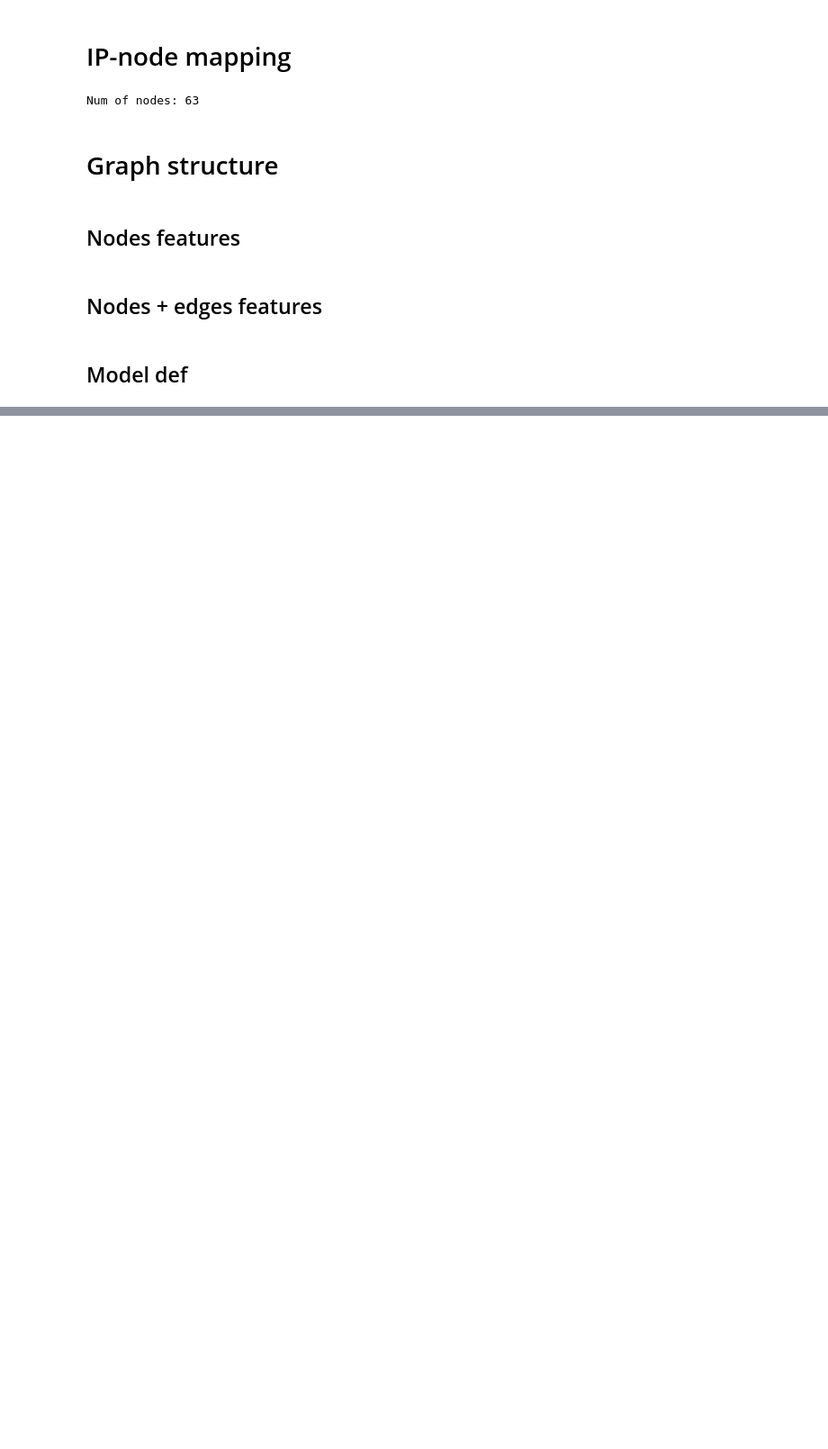
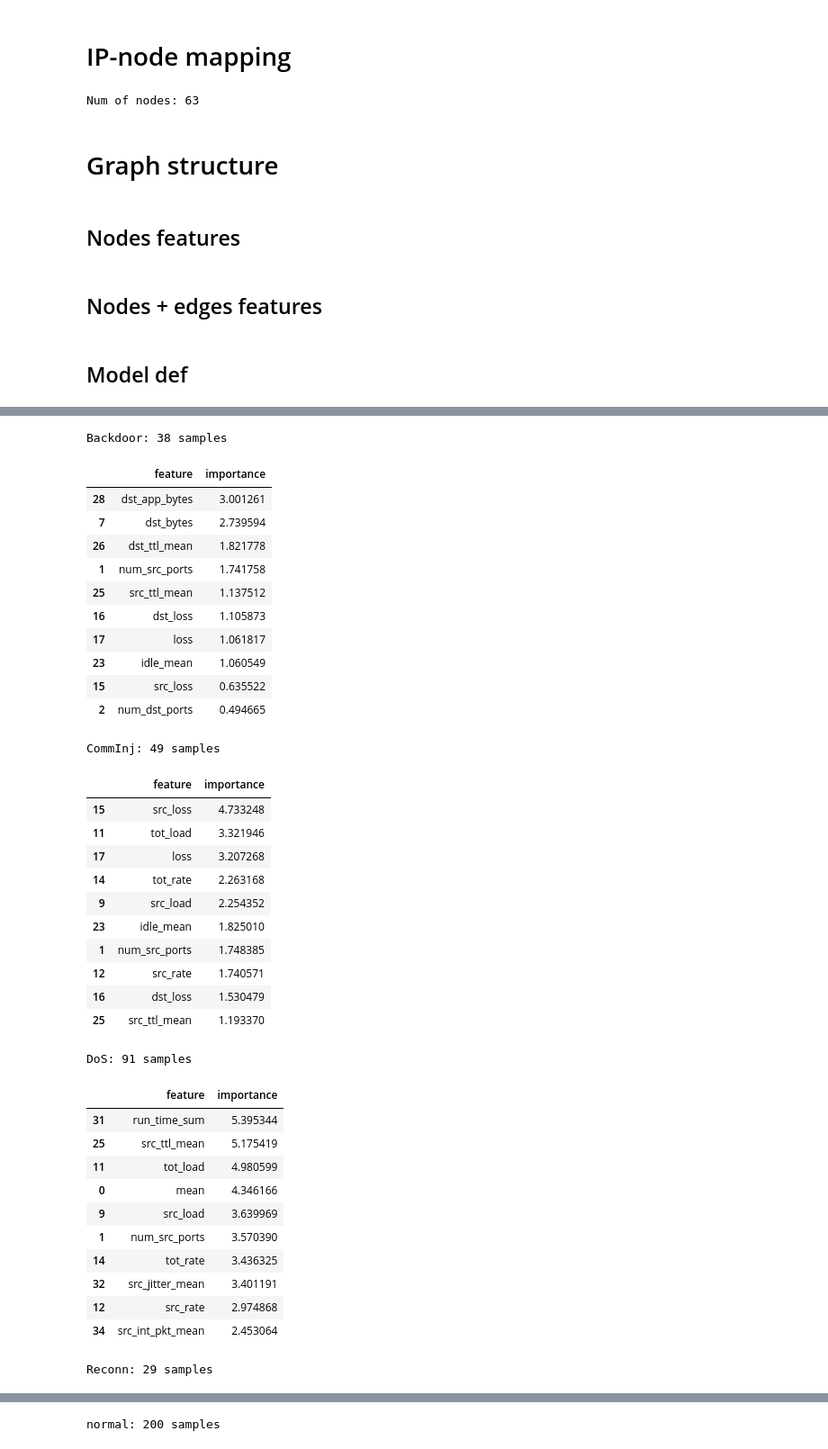
Before and after one commit to yjiahao/network-traffic-classification, a Jupyter notebook: src/model/gcn.ipynb, the cells around one changed output, grey strips where cells are left out. Shown at 90% size. Cells and saved outputs as stored; diff of their text form; code cells hidden in the pictures; blank space fills up the shorter version.

```diff
--- a/src/model/gcn.ipynb
+++ b/src/model/gcn.ipynb
@@ -364,0 +503,67 @@ weighted avg     0.9999    0.9999    0.9999     47364
+# %%
+class_names = ["Backdoor", "CommInj", "DoS", "Reconn", "normal"]
+y_true = y_true.detach().cpu()
+y_pred = y_pred.detach().cpu()
+
+tp = y_true == y_pred
+per_class_results = {}
+
+# per attack feature importance
+# focusing on correctly predicted classes
+for c, name in enumerate(class_names):
+
+    mask = tp & (y_true == c)
+
+    if mask.sum().item() == 0:
+        continue
+
+    scores = total_importance[mask].mean(dim=0)
+
+    per_attack = pd.DataFrame({
+        "feature": feature_names,
+        "importance": scores.numpy()
+    })
+
+    per_attack = per_attack.sort_values("importance",ascending=False)
+    per_class_results[name] = per_attack
+
+    print(f"\n{name}: {mask.sum().item()} samples")
+    display(per_attack.head(10))
+# %% [output]
+Backdoor: 38 samples
+|  | feature | importance |
+| 28 | dst_app_bytes | 3.001261 |
+| 7 | dst_bytes | 2.739594 |
+| 26 | dst_ttl_mean | 1.821778 |
+| 1 | num_src_ports | 1.741758 |
+| 25 | src_ttl_mean | 1.137512 |
+| 16 | dst_loss | 1.105873 |
+| 17 | loss | 1.061817 |
+| 23 | idle_mean | 1.060549 |
+| 15 | src_loss | 0.635522 |
+| 2 | num_dst_ports | 0.494665 |
+CommInj: 49 samples
+|  | feature | importance |
+| 15 | src_loss | 4.733248 |
+| 11 | tot_load | 3.321946 |
+| 17 | loss | 3.207268 |
+| 14 | tot_rate | 2.263168 |
+| 9 | src_load | 2.254352 |
+| 23 | idle_mean | 1.825010 |
+| 1 | num_src_ports | 1.748385 |
+| 12 | src_rate | 1.740571 |
+| 16 | dst_loss | 1.530479 |
+| 25 | src_ttl_mean | 1.193370 |
+DoS: 91 samples
+|  | feature | importance |
+| 31 | run_time_sum | 5.395344 |
+| 25 | src_ttl_mean | 5.175419 |
+| 11 | tot_load | 4.980599 |
+| 0 | mean | 4.346166 |
+| 9 | src_load | 3.639969 |
+| 1 | num_src_ports | 3.570390 |
+| 14 | tot_rate | 3.436325 |
+| 32 | src_jitter_mean | 3.401191 |
+| 12 | src_rate | 2.974868 |
+| 34 | src_int_pkt_mean | 2.453064 |
+Reconn: 29 samples
@@ -364,0 +581 @@ weighted avg     0.9999    0.9999    0.9999     47364
+normal: 200 samples
```
Also changed, not shown: parts of 8 cells of this notebook, 3 other files.
